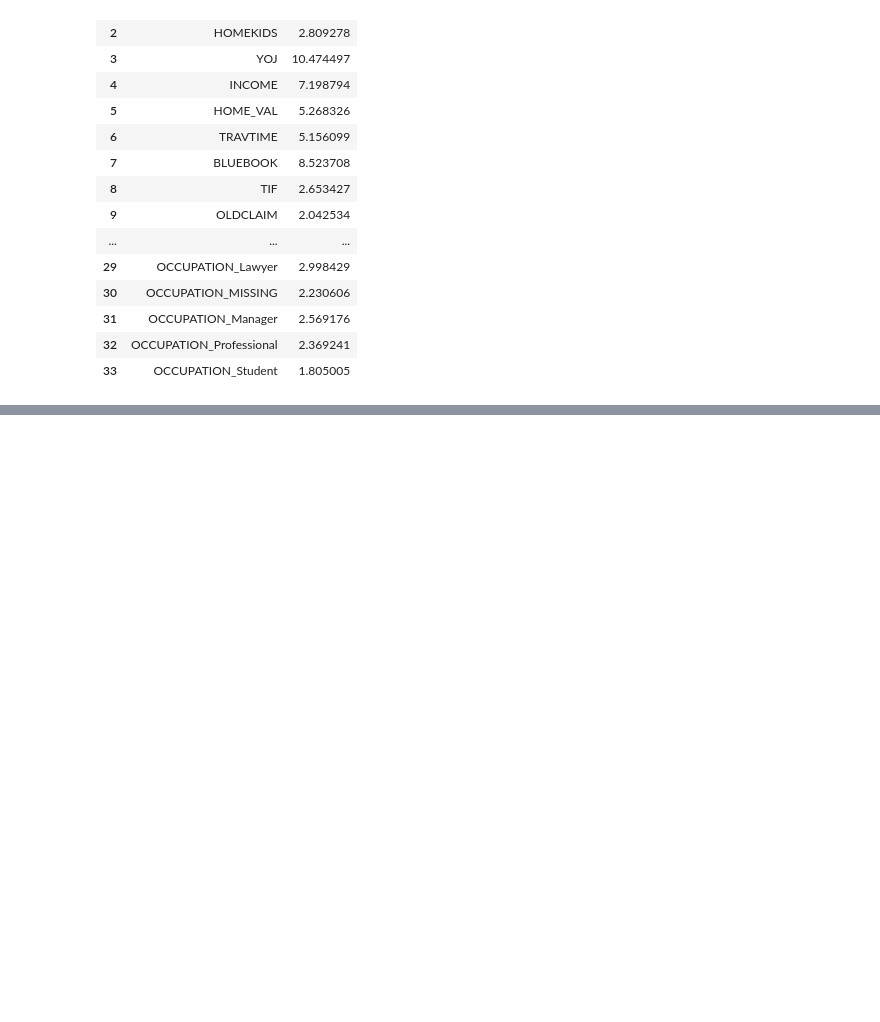
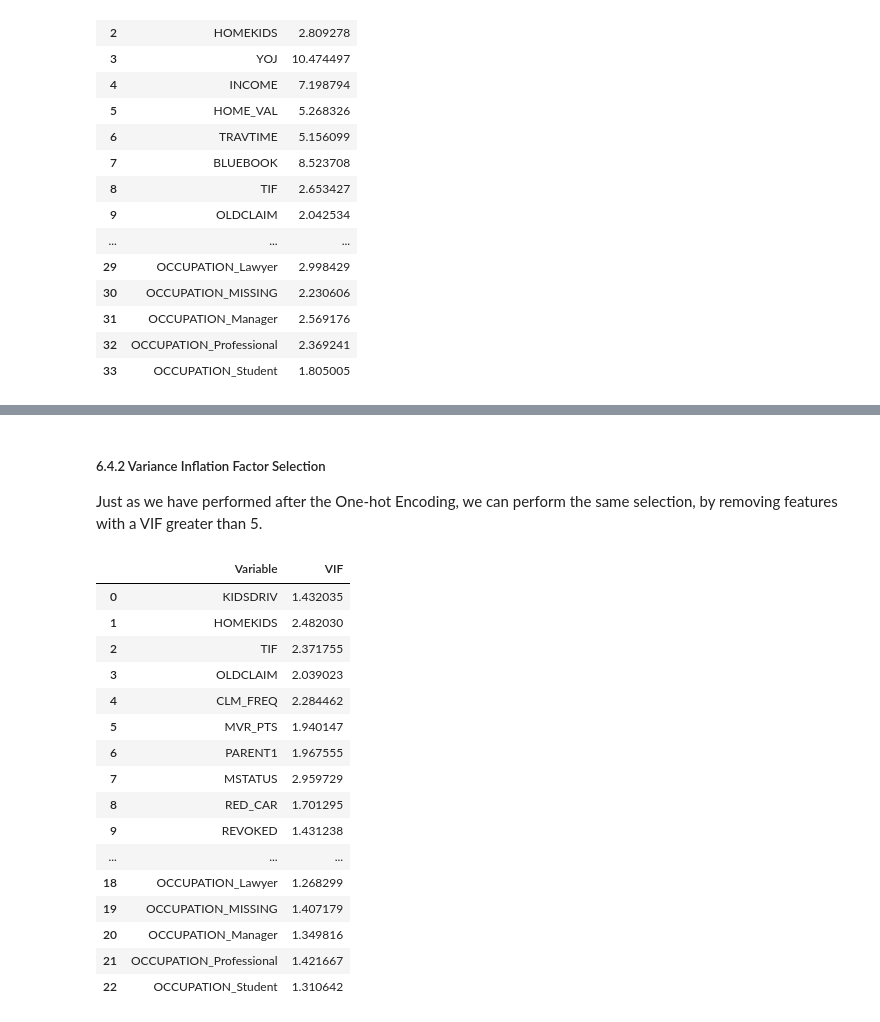
Before and after one commit to dl-lim/kaggle-1, a Jupyter notebook: e2e-insurance-ml.ipynb, the cells around one changed output, grey strips where cells are left out. Saved outputs shown, nothing was run; the diff lists cells and outputs as text; code cells hidden in the pictures; blank space fills up the shorter version.

Commit message:
Kaggle Notebook | End to End ML on Motor Insurance with XGBoost | Version 11

```diff
--- a/e2e-insurance-ml.ipynb
+++ b/e2e-insurance-ml.ipynb
@@ -1260,0 +822,15 @@ SCORE:
+# %%
+# Model selection
+classifiers = [
+    ('Linear SVM', LinearSVC(random_state=0, tol=1e-5)),
+    ('Nearest Neighbors', KNeighborsClassifier(3)),
+    ('RBF SVM', SVC(random_state=0, gamma=2, C=1)),
+    ('Decision Tree', DecisionTreeClassifier(random_state=0, max_depth=5)),
+    ('Random Forest', RandomForestClassifier(random_state=0, max_depth=5, n_estimators=10, max_features=1)),
+    ('Neural Net', MLPClassifier(random_state=0, alpha=1, max_iter=1000)),
+    ('AdaBoost', AdaBoostClassifier(random_state=0)),
+    ('Naive Bayes', GaussianNB()),
+    ('QDA', QuadraticDiscriminantAnalysis()),
+    ('XGBoost', XGBClassifier(random_state=0)),
+    ('GBM Classifier', GradientBoostingClassifier(random_state=0))
+]
@@ -1260,0 +922,26 @@ SCORE:
+# %% [markdown]
+##### 6.4.2 Variance Inflation Factor Selection
+Just as we have performed after the One-hot Encoding, we can perform the same selection, by removing features with a VIF greater than 5.
+# %%
+vif_df = calc_vif(X_train)
+drop_cols_vif = vif_df.loc[vif_df['VIF']>5]['Variable'].values
+transformed_df_rfe_vif = X_train.drop(drop_cols_vif,axis=1)
+display(calc_vif(transformed_df_rfe_vif))
+# %% [output]
+|  | Variable | VIF |
+| 0 | KIDSDRIV | 1.432035 |
+| 1 | HOMEKIDS | 2.482030 |
+| 2 | TIF | 2.371755 |
+| 3 | OLDCLAIM | 2.039023 |
+| 4 | CLM_FREQ | 2.284462 |
+| 5 | MVR_PTS | 1.940147 |
+| 6 | PARENT1 | 1.967555 |
+| 7 | MSTATUS | 2.959729 |
+| 8 | RED_CAR | 1.701295 |
+| 9 | REVOKED | 1.431238 |
+| ... | ... | ... |
+| 18 | OCCUPATION_Lawyer | 1.268299 |
+| 19 | OCCUPATION_MISSING | 1.407179 |
+| 20 | OCCUPATION_Manager | 1.349816 |
+| 21 | OCCUPATION_Professional | 1.421667 |
+| 22 | OCCUPATION_Student | 1.310642 |
```
Also changed, not shown: parts of 106 cells of this notebook.
